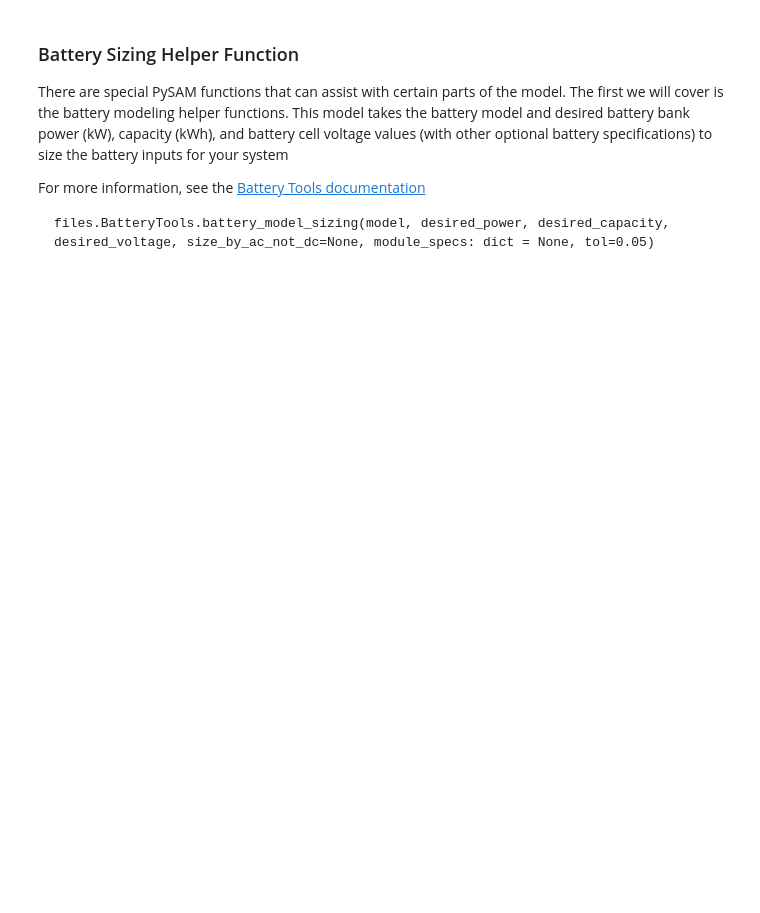
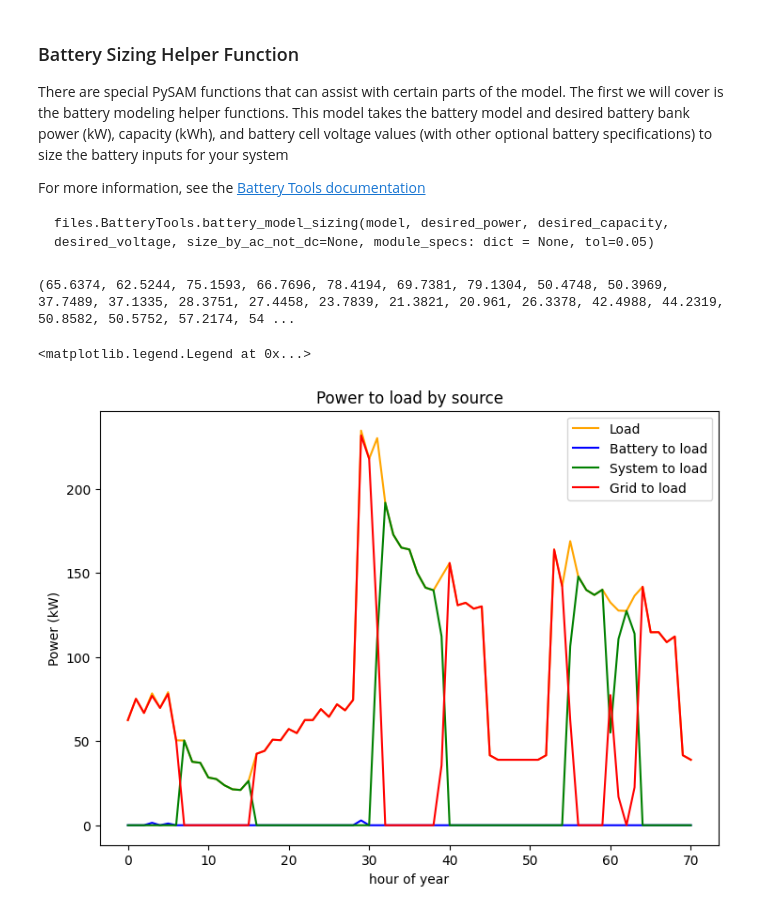
Before and after one commit to NREL/pysam, a Jupyter notebook: Examples/PySAM_PVPMC_Tutorial_basic.ipynb, the cells around one changed output. Saved outputs shown, nothing was run; the diff lists cells and outputs as text; code cells hidden in the pictures; blank space fills up the shorter version.

```diff
--- a/Examples/PySAM_PVPMC_Tutorial_basic.ipynb
+++ b/Examples/PySAM_PVPMC_Tutorial_basic.ipynb
@@ -378,5 +386,28 @@ files.BatteryTools.battery_model_sizing(model, desired_power, desired_capacity,
 # Battery helper function
 # Battery with 6 kW, 12.5 kWh, 3.6 V cells
 batt_tools.battery_model_sizing(pv_batt_model, 6, 12.5, 3.6)
-pv_batt_model.SolarResource.solar_resource_file = "phoenix_az_33.450495_-111.983688_psmv3_60_tmy.csv"
+pv_batt_model.SolarResource.solar_resource_file = "/phoenix_az_33.450495_-111.983688_psmv3_60_tmy.csv"
 pv_batt_model.execute()
+# %%
+# Grid model
+grid_model = grid.from_existing(pv_batt_model)
+print(grid_model.Load.load)
+grid_model.execute()
+# %% [output]
+(65.6374, 62.5244, 75.1593, 66.7696, 78.4194, 69.7381, 79.1304, 50.4748, 50.3969, 37.7489, 37.1335, 28.3751, 27.4458, 23.7839, 21.3821, 20.961, 26.3378, 42.4988, 44.2319, 50.8582, 50.5752, 57.2174, 54 ...
+# %%
+fig = plt.figure(figsize=(8.5, 6))
+ax1 = fig.add_subplot(111)
+ax1.set_title('Power to load by source')
+ax1.set_ylabel('Power (kW)')
+ax1.set_xlabel('hour of year')
+dummy = ax1.plot(grid_model.Load.load[1:72], label="Load", color="orange")
+dummy = ax1.plot(pv_batt_model.Outputs.batt_to_load[1:72], label="Battery to load", color="blue")
+dummy = ax1.plot(pv_batt_model.Outputs.system_to_load[1:72], label="System to load", color="green")
+dummy = ax1.plot(pv_batt_model.Outputs.grid_to_load[1:72], label="Grid to load", color="red")
+label = True
+handles, labels = ax1.get_legend_handles_labels()
+ax1.legend(handles, labels)
+# %% [output]
+<matplotlib.legend.Legend at 0x...>
+[figure, added]
```
Also changed, not shown: parts of 11 cells of this notebook.
